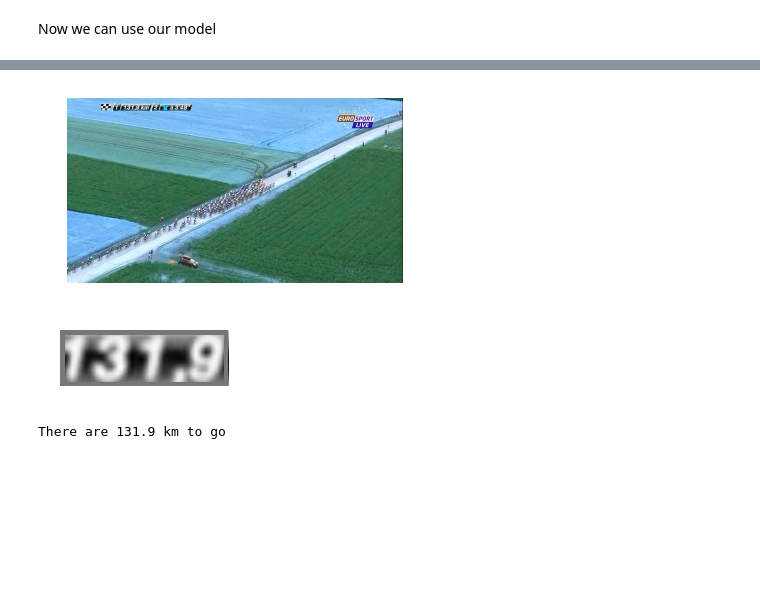
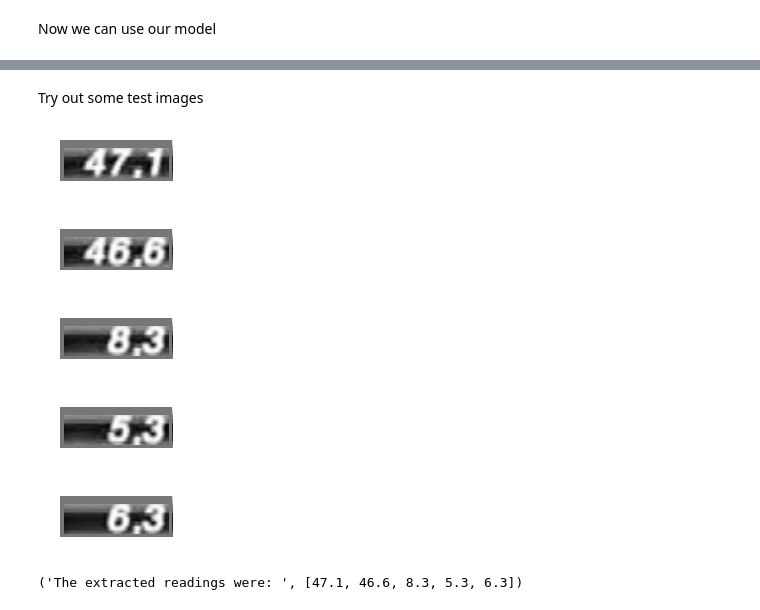
Before and after one commit to DublinSam/tour-project, a Jupyter notebook: notebooks/Digit Classification.ipynb, the cells around one changed output, grey strips where cells are left out. Drawn from its saved outputs; the diff is of its cells as text; code cells hidden in the pictures; blank space fills up the shorter version.

```diff
--- a/notebooks/Digit Classification.ipynb
+++ b/notebooks/Digit Classification.ipynb
@@ -36,15 +43,19 @@ path = '../ocr/data/test_images/test5.jpg'
-# %%
-img = cv2.imread(path)
-plt.axis('off')
-plt.imshow(img)
-plt.show()
-# %% [output]
-[figure, removed]
-# %%
-km_to_go = find_number(path, model)
-# %% [output]
-[figure, removed]
-# %%
-print("There are " + str(km_to_go) + " km to go")
-# %% [output]
-There are 131.9 km to go
+# %% [markdown]
+Try out some test images
+# %%
+path = PATH + 'labeled_frames/3/'
+root, jpgs = get_jpgs_in_dir(path)
+test_indexes = [1, 45, 200, 400, 350]
+test_img_names = [root + jpgs[idx] for idx in test_indexes]
+# %%
+readings = [find_number(img_name, model) for img_name in test_img_names]
+# %% [output]
+[figure, added]
+[figure, added]
+[figure, added]
+[figure, added]
+[figure, added]
+# %%
+print("The extracted readings were: ", readings)
+# %% [output]
+('The extracted readings were: ', [47.1, 46.6, 8.3, 5.3, 6.3])
```
Also changed, not shown: parts of 11 cells of this notebook, 4 other files.
